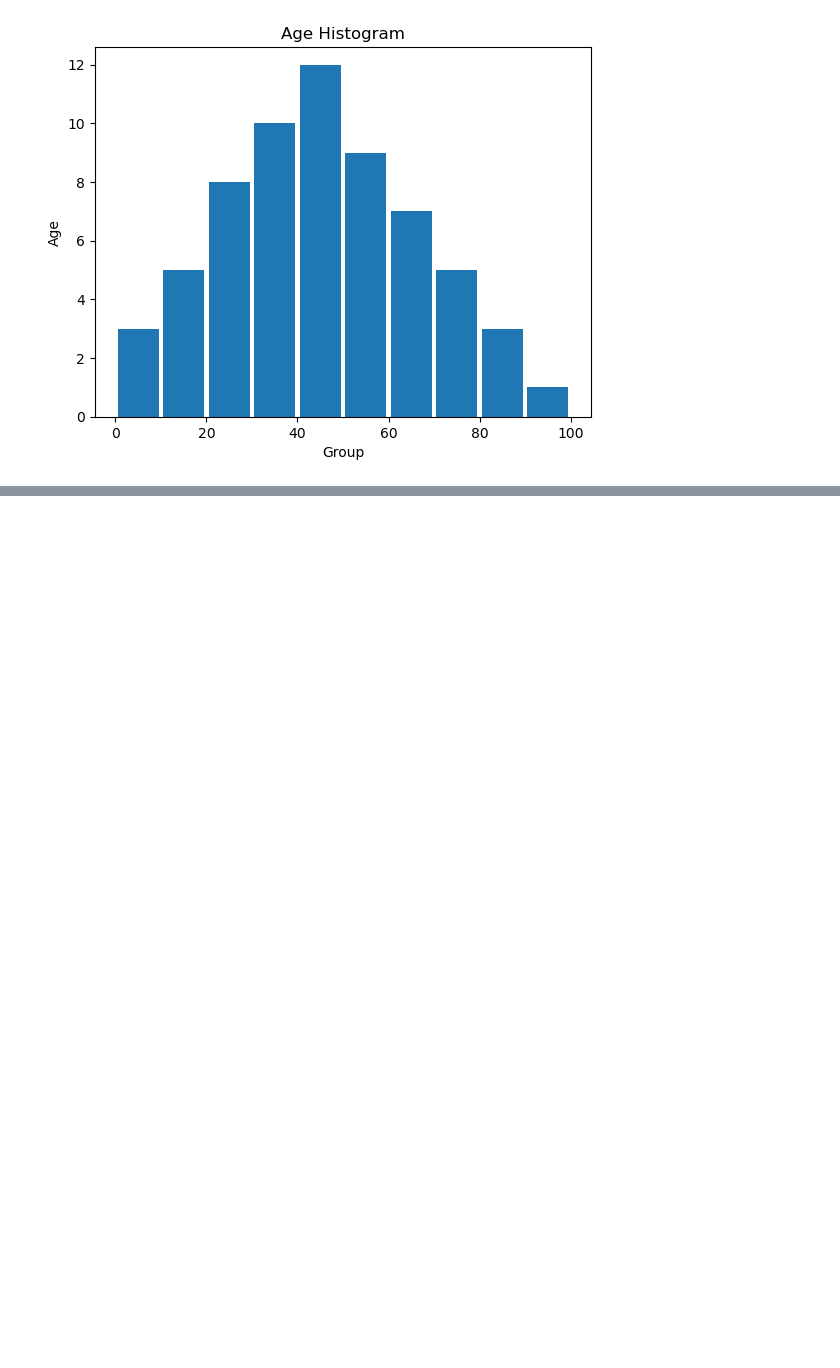
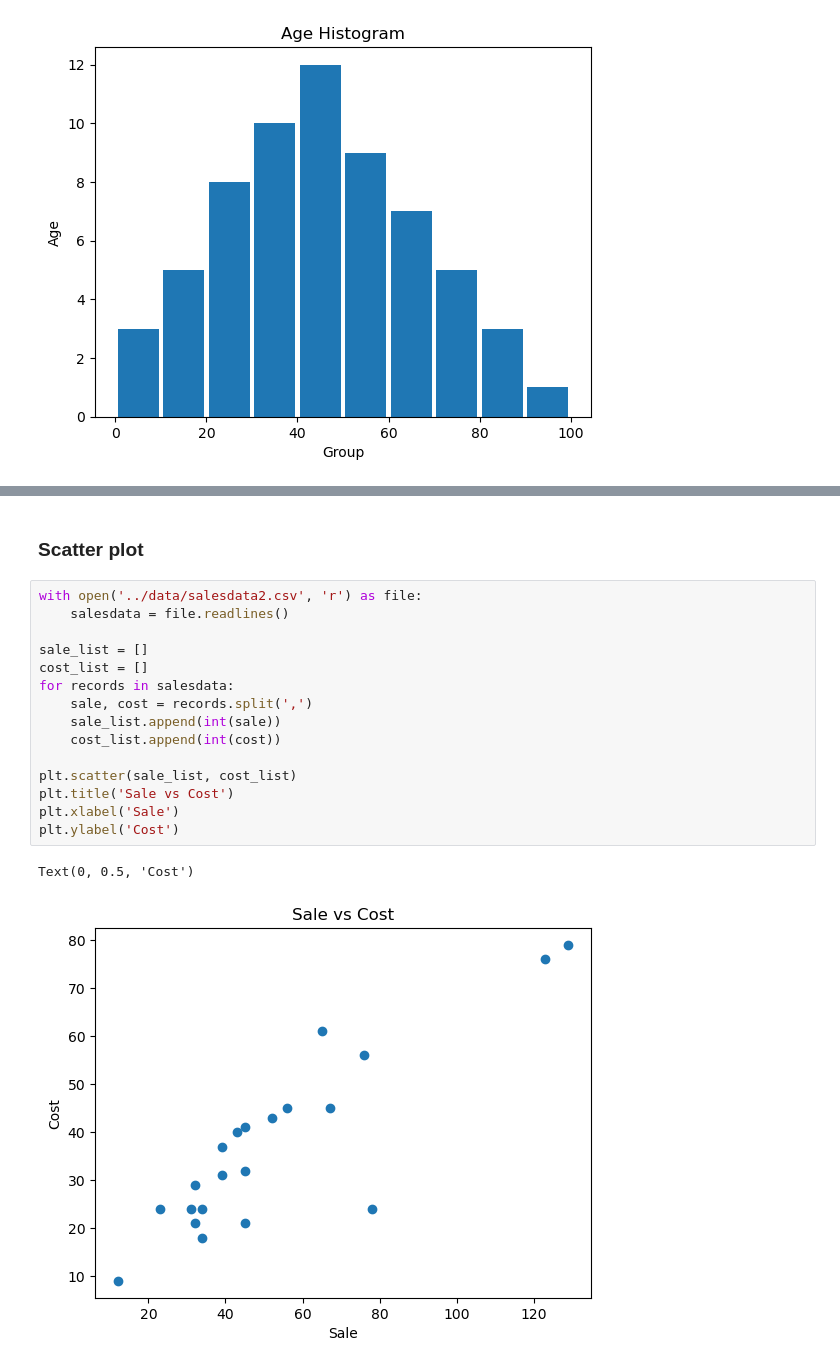
Before and after one commit to vishaltechevangelist/cds_and_ml, a Jupyter notebook: notebooks/data-visualization.ipynb, the cells around one changed output, grey strips where cells are left out. Cells and saved outputs as stored; diff of their text form; blank space fills up the shorter version.

```diff
--- a/notebooks/data-visualization.ipynb
+++ b/notebooks/data-visualization.ipynb
@@ -59,0 +118,20 @@ plt.hist(age_list, bins, rwidth=0.9)
+# %% [markdown]
+### Scatter plot
+# %%
+with open('../data/salesdata2.csv', 'r') as file:
+    salesdata = file.readlines()
+
+sale_list = []
+cost_list = []
+for records in salesdata:
+    sale, cost = records.split(',')
+    sale_list.append(int(sale))
+    cost_list.append(int(cost))
+
+plt.scatter(sale_list, cost_list)
+plt.title('Sale vs Cost')
+plt.xlabel('Sale')
+plt.ylabel('Cost')
+# %% [output]
+Text(0, 0.5, 'Cost')
+[figure, added]
```
Also changed, not shown: parts of 13 cells of this notebook, 3 other files.
